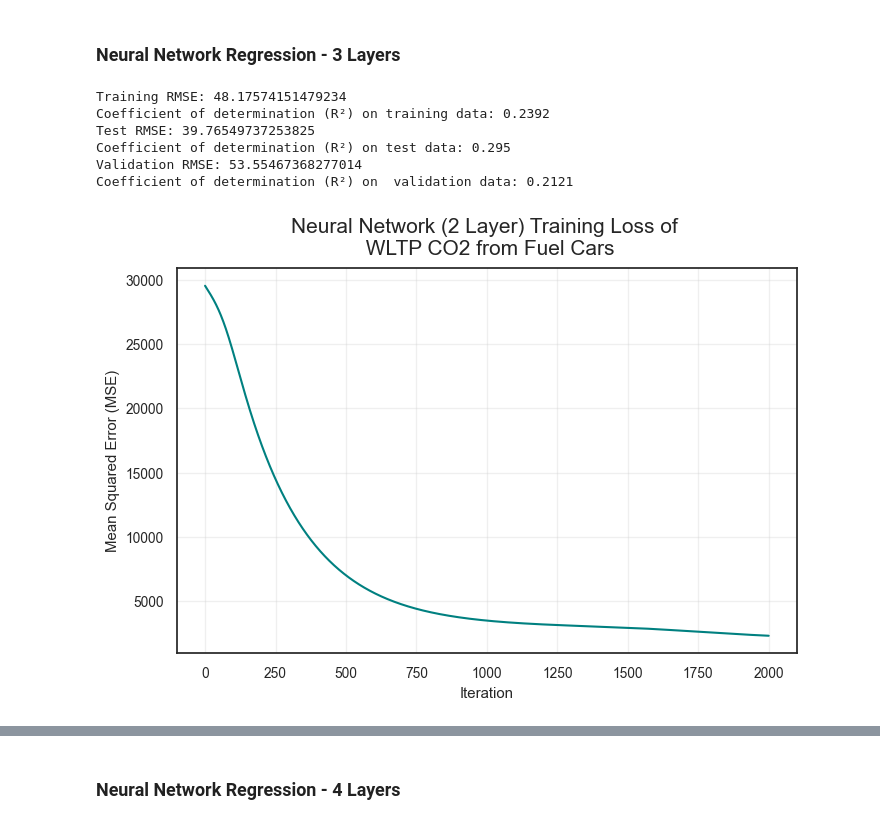
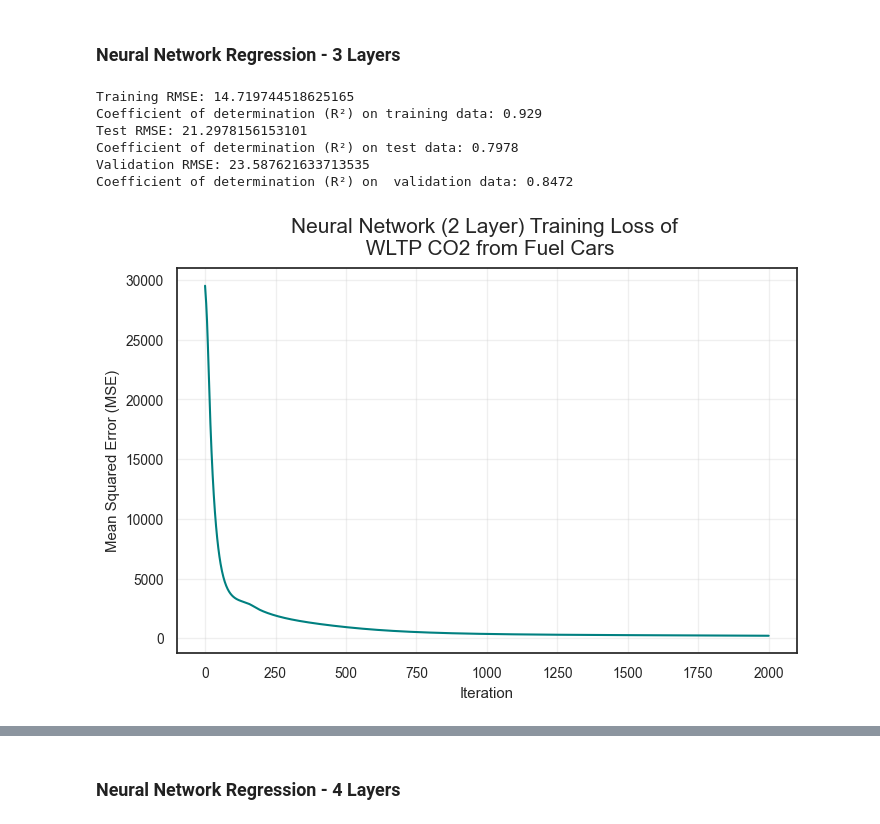
Before and after one commit to damian2551/Predictive-Modelling-of-Gas-Emissions-from-Cars, a Jupyter notebook: Assignment_2.ipynb, the cells around one changed output, grey strips where cells are left out. Drawn from its saved outputs; the diff is of its cells as text; code cells hidden in the pictures.

```diff
--- a/Assignment_2.ipynb
+++ b/Assignment_2.ipynb
@@ -1144,7 +1144,7 @@ def neural_network_regression_2hidden(target: str, data: pd.DataFrame, random_st
     b2 = np.zeros((1, D_out))
 
     # Training loop
-    eta = 0.00005
+    eta = 0.0005
 
     loss_history = []
     for i in range(2001):
@@ -1241,38 +1241,38 @@ def neural_network_regression_2hidden(target: str, data: pd.DataFrame, random_st
 
 
     # Auto labeling based on Fuel Type column
     if data["Fuel Type"].isin(fuel_types).any():
         data_label = "Fuel Cars"
     elif data["Fuel Type"].isin(hybrid_types).any():
         data_label = "Hybrid Cars"
     else:
         data_label = "Dataset"
 
 
     #Visualise the MSE
     plt.figure(figsize=(8,5))
     plt.plot(loss_history, color='teal')
     plt.title(f"Neural Network (2 Layer) Training Loss of \n {target} from {data_label}",
               fontsize = 15, pad = 10)
     plt.xlabel("Iteration")
     plt.ylabel("Mean Squared Error (MSE)")
     plt.grid(alpha=0.3)
     plt.show()
 
     # # Return the weights and features of the model
     # return{
     #     "features": features,
     #     "W0": W0
     #     }
 
 # Neural Network regression for fuel cars, target variable: WLTP CO2
 neural_network_regression_2hidden("WLTP CO2", data_fuel)
 # %% [output]
-Training RMSE: 48.17574151479234
-Coefficient of determination (R²) on training data: 0.2392
-Test RMSE: 39.76549737253825
-Coefficient of determination (R²) on test data: 0.295
-Validation RMSE: 53.55467368277014
-Coefficient of determination (R²) on  validation data: 0.2121
+Training RMSE: 14.719744518625165
+Coefficient of determination (R²) on training data: 0.929
+Test RMSE: 21.2978156153101
+Coefficient of determination (R²) on test data: 0.7978
+Validation RMSE: 23.587621633713535
+Coefficient of determination (R²) on  validation data: 0.8472
-[figure, old version]
+[figure, new version]
 # %%
```
Also changed, not shown: parts of 11 cells of this notebook.
